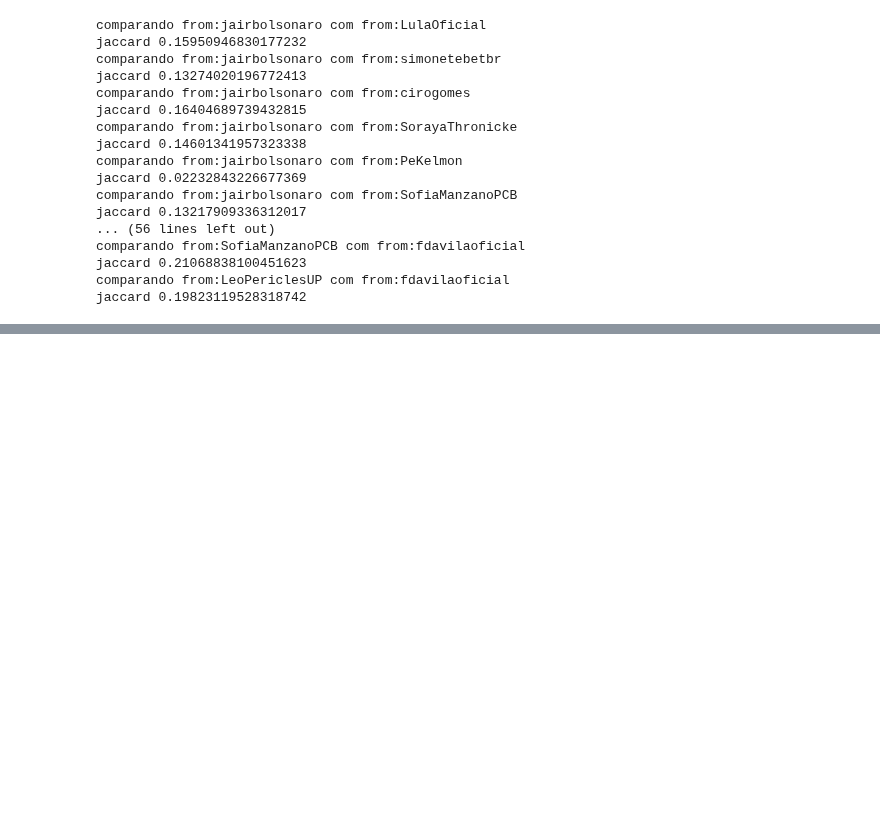
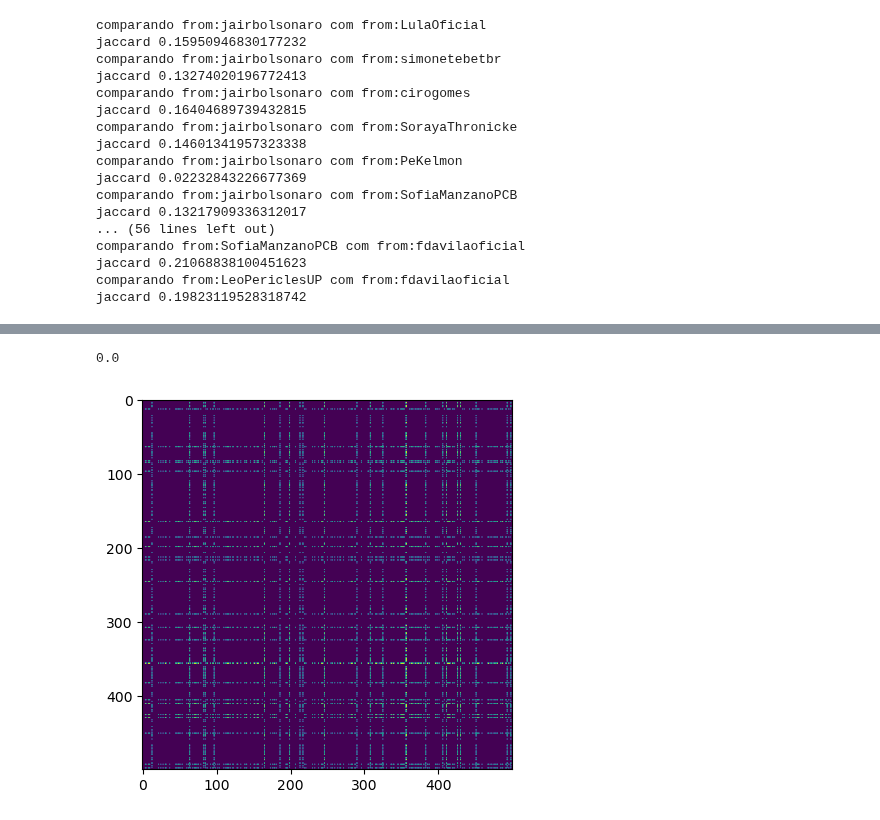
Before and after one commit to fagnercandido/presidenciaveis_twitter, a Jupyter notebook: feelings.ipynb, the cells around one changed output, grey strips where cells are left out. Cells and saved outputs as stored; diff of their text form; code cells hidden in the pictures; blank space fills up the shorter version.

```diff
--- a/feelings.ipynb
+++ b/feelings.ipynb
@@ -266,0 +403,12 @@ jaccard 0.19823119528318742
+# %%
+distance_prox_2 = prox2dist(jaccard_similarity, 1)
+distance_all_pairs = all_pairs_sp(distance_prox_2)
+s_value = s_ratio(distance_prox_2, distance_all_pairs)
+semimetric_percentage_value = Semimetric_Percentage(s_value)
+print(semimetric_percentage_value)
+metric_backbone_value = Metric_backbone(jaccard_similarity_to_metric_backbone)
+plt.imshow(metric_backbone_value)
+plt.show()
+# %% [output]
+0.0
+[figure, added]
```
Also changed, not shown: parts of 10 cells of this notebook.
